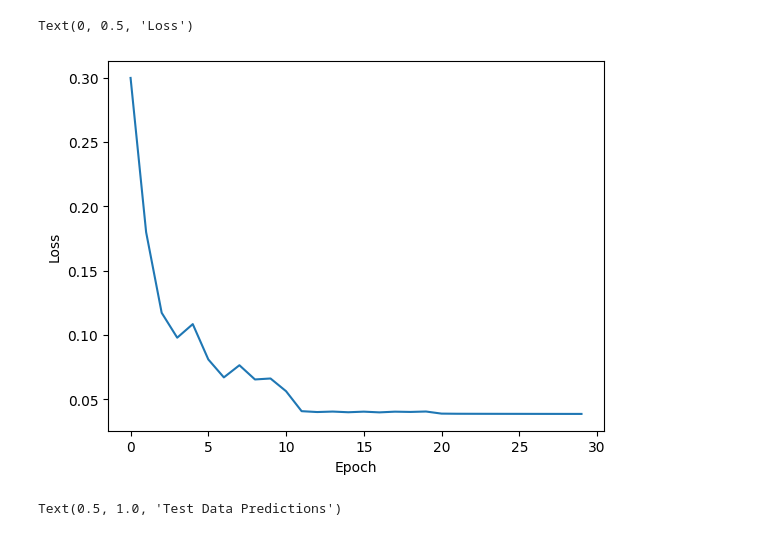
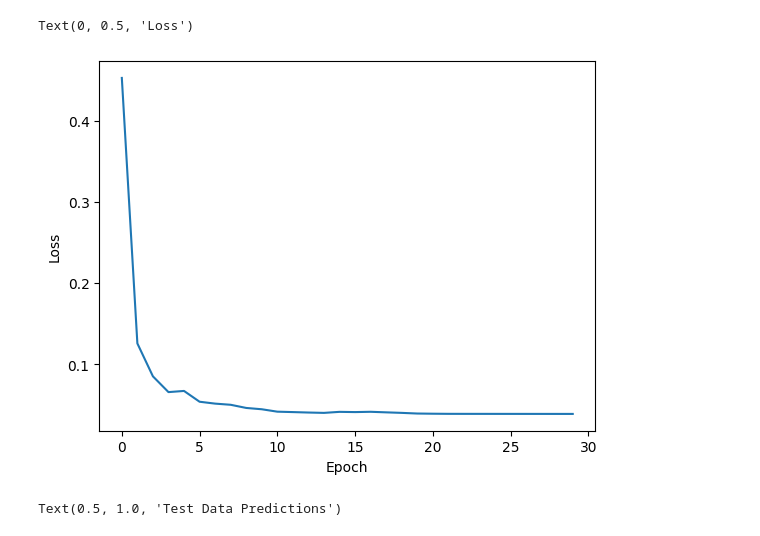
Before and after one commit to Fluvial-UMass/swot-ml, a Jupyter notebook: src/test_LSTM.ipynb, the cells around one changed output. Cells and saved outputs as stored; diff of their text form; code cells hidden in the pictures.

```diff
--- a/src/test_LSTM.ipynb
+++ b/src/test_LSTM.ipynb
@@ -18,6 +18,7 @@ sequence_length = 14
 batch_size = 64
 num_epochs = 30
 max_grad_norm = 1
+hidden_size = 8
 
 lr_schedule = {
     0: 0.01,
@@ -47,40 +48,40 @@ test_dataloader_gen = DataLoader((test_norm[feature_labels].values, test_norm[ta
 key = jax.random.PRNGKey(0)
 model = LSTM(in_size=feature_size,
              out_size=output_size,
-             hidden_size=50,
+             hidden_size=hidden_size,
              key=key)
 
 # Initialize optimizer
 current_lr = lr_dict_scheduler(0, lr_schedule)
 optim = optax.adam(current_lr)
 opt_state = optim.init(model)
 
 # Training loop
 loss_list = []
 pbar = trange(num_epochs, desc="Epoch")
 for epoch in pbar:
     current_lr = lr_dict_scheduler(epoch, lr_schedule)
     optim = optax.adam(current_lr)
 
     total_loss = 0
     num_batches = 0
     for x_batch, y_batch in train_dataloader_gen:
         loss, model, opt_state = make_step(model, x_batch, y_batch, opt_state, optim, max_grad_norm)
         total_loss += loss
         num_batches += 1
         if num_batches * batch_size >= num_samples:
             break
     current_loss = total_loss / num_batches
     loss_list.append(current_loss)
     pbar.set_postfix_str(f"Loss: {current_loss:.4f}")
 
 plt.close()
 plt.plot(loss_list)
 plt.xlabel('Epoch')
 plt.ylabel('Loss')
 # %% [output]
 Text(0, 0.5, 'Loss')
-[figure, old version]
+[figure, new version]
 # %%
 # Initialize lists to store predictions and true values
 predictions = []
```
Also changed, not shown: 3 other files.
